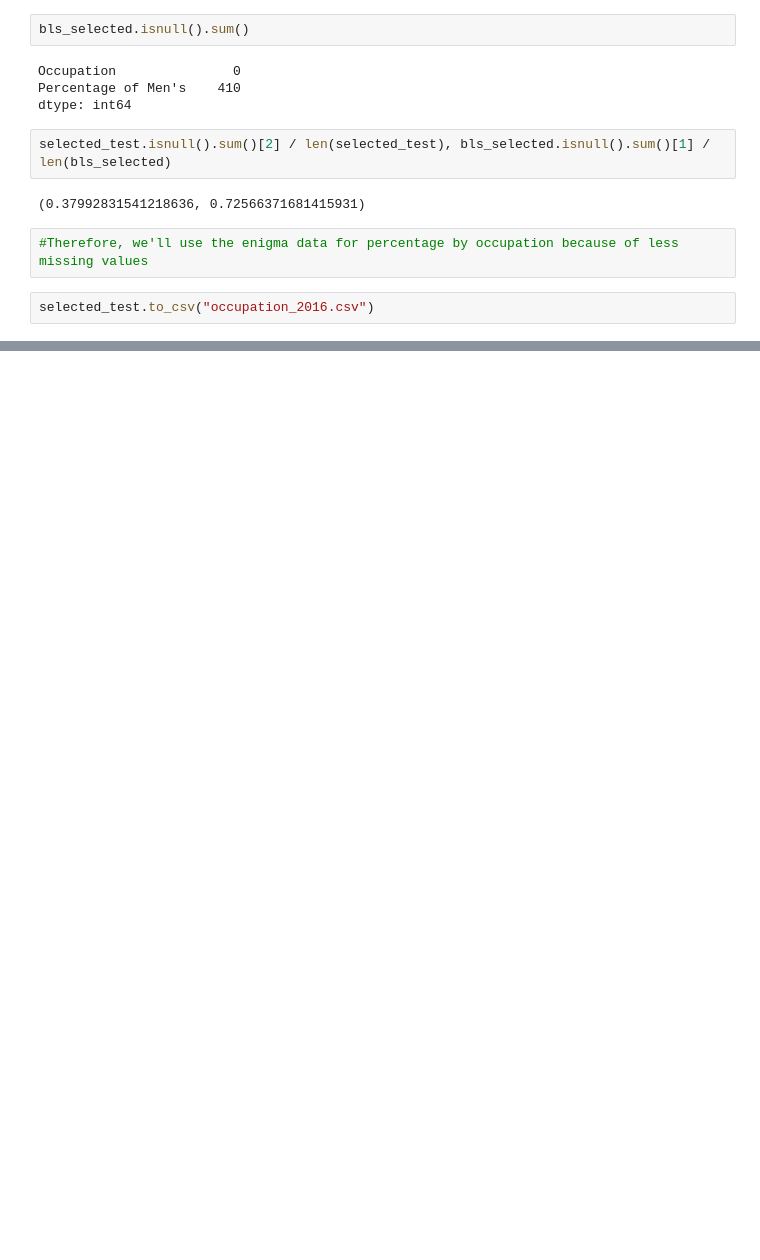
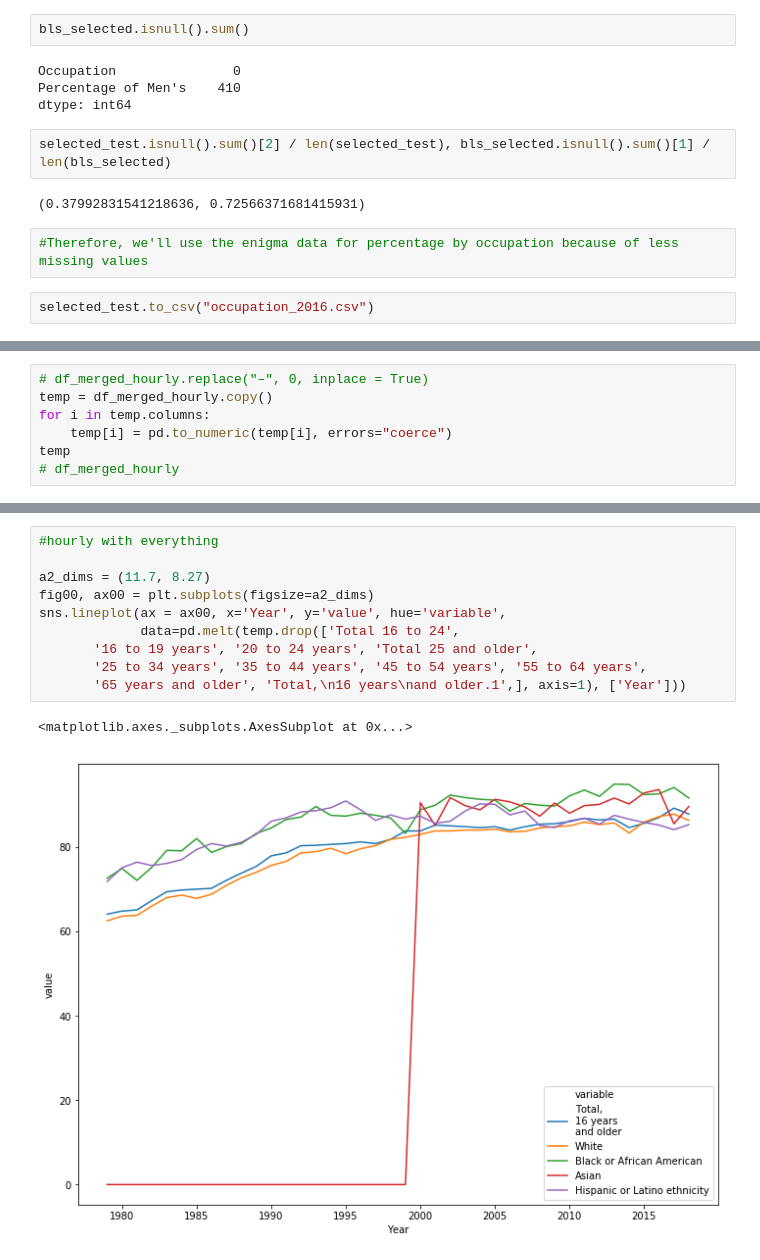
Before and after one commit to kanam12/ieor142finalproject, a Jupyter notebook: EDA.ipynb, the cells around one changed output, grey strips where cells are left out. Cells and saved outputs as stored; diff of their text form; blank space fills up the shorter version.

```diff
--- a/EDA.ipynb
+++ b/EDA.ipynb
@@ -152,0 +201,7 @@ selected_test.to_csv("occupation_2016.csv")
+# %%
+# df_merged_hourly.replace("–", 0, inplace = True)
+temp = df_merged_hourly.copy()
+for i in temp.columns:
+    temp[i] = pd.to_numeric(temp[i], errors="coerce")
+temp
+# df_merged_hourly
@@ -152,0 +235,13 @@ selected_test.to_csv("occupation_2016.csv")
+# %%
+#hourly with everything
+
+a2_dims = (11.7, 8.27)
+fig00, ax00 = plt.subplots(figsize=a2_dims)
+sns.lineplot(ax = ax00, x='Year', y='value', hue='variable',
+             data=pd.melt(temp.drop(['Total 16 to 24',
+       '16 to 19 years', '20 to 24 years', 'Total 25 and older',
+       '25 to 34 years', '35 to 44 years', '45 to 54 years', '55 to 64 years',
+       '65 years and older', 'Total,\n16 years\nand older.1',], axis=1), ['Year']))
+# %% [output]
+<matplotlib.axes._subplots.AxesSubplot at 0x...>
+[figure, added]
```
Also changed, not shown: parts of 15 cells of this notebook.
